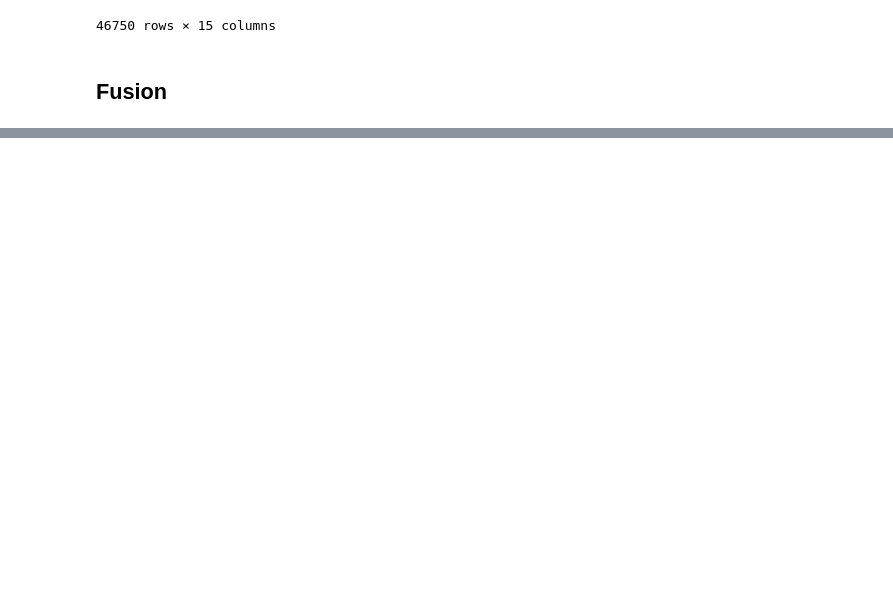
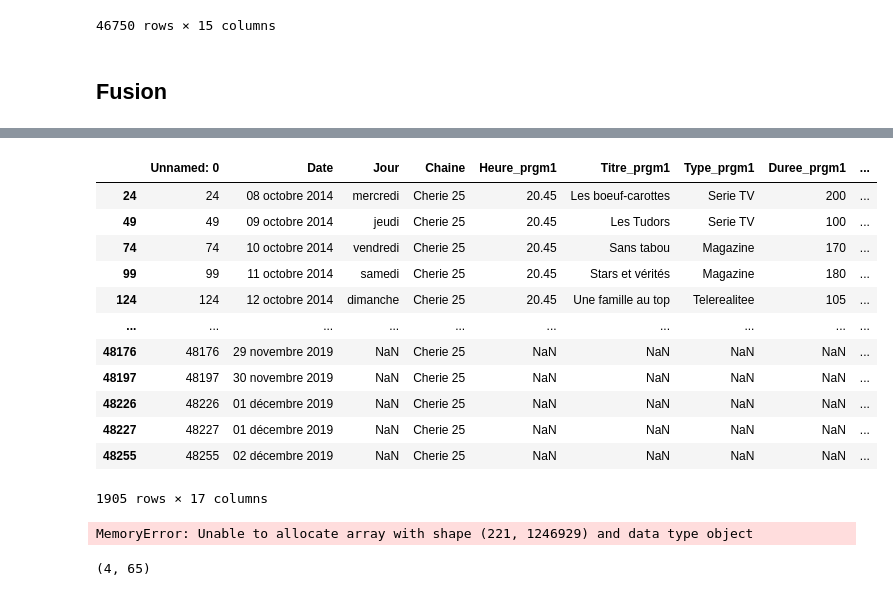
Before and after one commit to dnscharles/Predicting_tv_audiences, a Jupyter notebook: Commun/Fusion données.ipynb, the cells around one changed output, grey strips where cells are left out. Cells and saved outputs as stored; diff of their text form; code cells hidden in the pictures; blank space fills up the shorter version.

```diff
--- a/Commun/Fusion données.ipynb
+++ b/Commun/Fusion données.ipynb
@@ -244,0 +234,2 @@ fusion.to_csv('Base_donnees.csv')
+# %%
+resultat = pd.read_csv("Base_donnees.csv")
@@ -244,0 +244,70 @@ fusion.to_csv('Base_donnees.csv')
+# %%
+#Data frame par chaîne
+D01 = resultat.loc[resultat['Chaine']=="TF1",:]
+D02 = resultat.loc[resultat['Chaine']=="France 2",:]
+D03 = resultat.loc[resultat['Chaine']=="France 3",:]
+D04 = resultat.loc[resultat['Chaine']=="Canal +",:]
+D05 = resultat.loc[resultat['Chaine']=="France 5",:]
+D06 = resultat.loc[resultat['Chaine']=="M6",:]
+D07 = resultat.loc[resultat['Chaine']=="Arte",:]
+D08 = resultat.loc[resultat['Chaine']=="C8",:]
+D09 = resultat.loc[resultat['Chaine']=="W9",:]
+D10 = resultat.loc[resultat['Chaine']=="TMC",:]
+D11 = resultat.loc[resultat['Chaine']=="TFX",:]
+D12 = resultat.loc[resultat['Chaine']=="NRJ 12",:]
+D13 = resultat.loc[resultat['Chaine']=="LCP Public Senat",:]
+D14 = resultat.loc[resultat['Chaine']=="France 4",:]
+D15 = resultat.loc[resultat['Chaine']=="BFM TV",:]
+D16 = resultat.loc[resultat['Chaine']=="C News",:]
+D17 = resultat.loc[resultat['Chaine']=="C Star",:]
+D18 = resultat.loc[resultat['Chaine']=="Gulli",:]
+D19 = resultat.loc[resultat['Chaine']=="France O",:]
+D20 = resultat.loc[resultat['Chaine']=="TF1 Series",:]
+D21 = resultat.loc[resultat['Chaine']=="L Equipe",:]
+D22 = resultat.loc[resultat['Chaine']=="6ter",:]
+D23 = resultat.loc[resultat['Chaine']=="RMC Story",:]
+D24 = resultat.loc[resultat['Chaine']=="RMC Decouverte",:]
+D25 = resultat.loc[resultat['Chaine']=="Cherie 25",:]
+# %%
+D25
+# %% [output]
+|  | Unnamed: 0 | Date | Jour | Chaine | Heure_prgm1 | Titre_prgm1 | Type_prgm1 | Duree_prgm1 | ... |
+| 24 | 24 | 08 octobre 2014 | mercredi | Cherie 25 | 20.45 | Les boeuf-carottes | Serie TV | 200 | ... |
+| 49 | 49 | 09 octobre 2014 | jeudi | Cherie 25 | 20.45 | Les Tudors | Serie TV | 100 | ... |
+| 74 | 74 | 10 octobre 2014 | vendredi | Cherie 25 | 20.45 | Sans tabou | Magazine | 170 | ... |
+| 99 | 99 | 11 octobre 2014 | samedi | Cherie 25 | 20.45 | Stars et vérités | Magazine | 180 | ... |
+| 124 | 124 | 12 octobre 2014 | dimanche | Cherie 25 | 20.45 | Une famille au top | Telerealitee | 105 | ... |
+| ... | ... | ... | ... | ... | ... | ... | ... | ... | ... |
+| 48176 | 48176 | 29 novembre 2019 | NaN | Cherie 25 | NaN | NaN | NaN | NaN | ... |
+| 48197 | 48197 | 30 novembre 2019 | NaN | Cherie 25 | NaN | NaN | NaN | NaN | ... |
+| 48226 | 48226 | 01 décembre 2019 | NaN | Cherie 25 | NaN | NaN | NaN | NaN | ... |
+| 48227 | 48227 | 01 décembre 2019 | NaN | Cherie 25 | NaN | NaN | NaN | NaN | ... |
+| 48255 | 48255 | 02 décembre 2019 | NaN | Cherie 25 | NaN | NaN | NaN | NaN | ... |
+1905 rows × 17 columns
+# %%
+fusion = pd.merge(D01,D02, on="Date")
+fusion = pd.merge(fusion,D03, on="Date")
+fusion = pd.merge(fusion,D04, on="Date")
+fusion = pd.merge(fusion,D05, on="Date")
+fusion = pd.merge(fusion,D06, on="Date")
+fusion = pd.merge(fusion,D07, on="Date")
+fusion = pd.merge(fusion,D08, on="Date")
+fusion = pd.merge(fusion,D09, on="Date")
+fusion = pd.merge(fusion,D10, on="Date")
+fusion = pd.merge(fusion,D11, on="Date")
+fusion = pd.merge(fusion,D12, on="Date")
+fusion = pd.merge(fusion,D13, on="Date")
+fusion = pd.merge(fusion,D14, on="Date")
+fusion = pd.merge(fusion,D15, on="Date")
+fusion = pd.merge(fusion,D16, on="Date")
+fusion = pd.merge(fusion,D17, on="Date")
+fusion = pd.merge(fusion,D18, on="Date")
+fusion = pd.merge(fusion,D19, on="Date")
+fusion = pd.merge(fusion,D20, on="Date")
+fusion = pd.merge(fusion,D21, on="Date")
+fusion = pd.merge(fusion,D22, on="Date")
+fusion = pd.merge(fusion,D23, on="Date")
+fusion = pd.merge(fusion,D24, on="Date")
+fusion = pd.merge(fusion,D25, on="Date")
+# %% [output]
+MemoryError: Unable to allocate array with shape (221, 1246929) and data type object
@@ -244,0 +320,4 @@ fusion.to_csv('Base_donnees.csv')
+# %%
+fusion.shape
+# %% [output]
+(4, 65)
```
Also changed, not shown: parts of 16 cells of this notebook, 5 other files.
